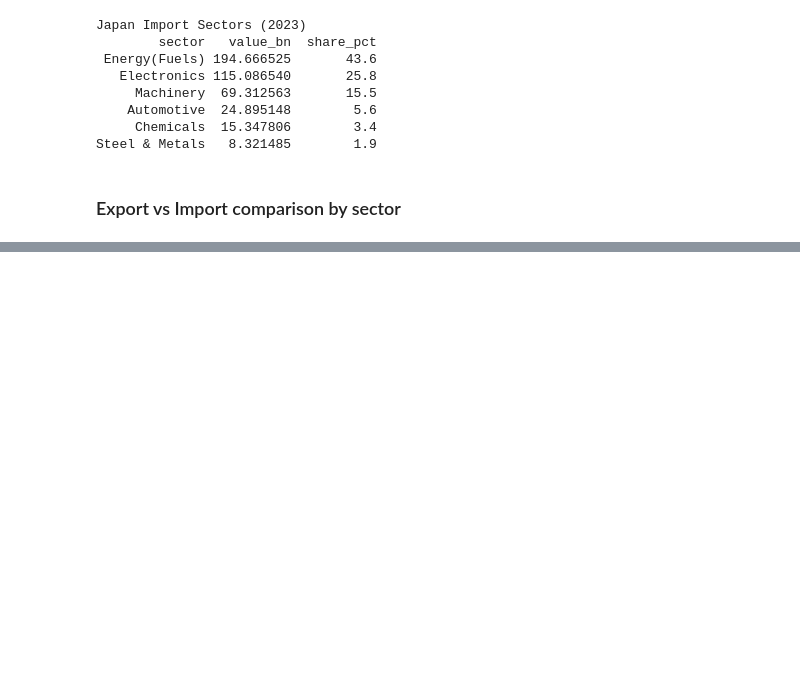
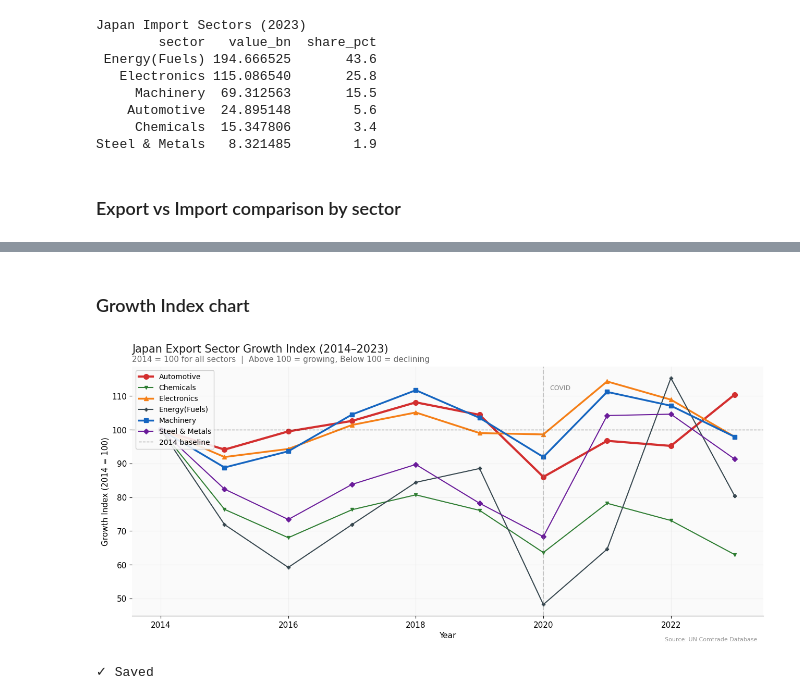
Before and after one commit to Prashant-4527/japan-trade-intelligence, a Jupyter notebook: notebooks/03_sector.ipynb, the cells around one changed output, grey strips where cells are left out. Saved outputs shown, nothing was run; the diff lists cells and outputs as text; code cells hidden in the pictures; blank space fills up the shorter version.

```diff
--- a/notebooks/03_sector.ipynb
+++ b/notebooks/03_sector.ipynb
@@ -364,0 +535,16 @@ revival strategy (reverse the electronics deficit).
+# %%
+# Why growth index for sectors:
+# Automotive starts at $130bn. Electronics starts at $90bn.
+# On absolute chart, Automotive line always sits higher.
+# Growth index normalizes all to 100 in 2014 -
+# now we compare GROWTH RATE not absolute size.
+# The sector growing fastest = highest line by 2023.
+
+exp_growth = exp_pivot.copy()
+for sector in exp_growth.columns:
+    base = exp_growth.loc[2014, sector]
+    exp_growth[sector] = (exp_growth[sector] / base * 100).round(1)
+
+
+print("Export Sector Growth Index (2014 = 100):")
+print(exp_growth.to_string())
@@ -364,0 +565,54 @@ revival strategy (reverse the electronics deficit).
+# %% [markdown]
+### Growth Index chart
+# %%
+fig, ax = plt.subplots(figsize=(13, 6))
+fig.patch.set_facecolor('white')
+
+for sector in exp_growth.columns:
+    if sector in sector_styles:
+        s = sector_styles[sector]
+        ax.plot(exp_growth.index,
+                exp_growth[sector],
+                label=sector,
+                color=s['color'],
+                linewidth=s['lw'],
+                marker=s['marker'],
+                markersize=s['ms'])
+
+# WHY baseline at 100:
+# Above 100 = sector is LARGER than 2014 = growing
+# Below 100 = sector is SMALLER than 2014 = declining
+# The 100 line is the single most important reference
+ax.axhline(y=100, color='black', linewidth=1,
+           linestyle='--', alpha=0.4, label='2014 baseline')
+
+ax.axvline(x=2020, color='gray', linestyle='--', alpha=0.4)
+ax.text(2020.1, exp_growth.max().max()*0.97,
+        'COVID', fontsize=9, color='gray')
+
+ax.set_title('Japan Export Sector Growth Index (2014–2023)',
+             fontsize=15, fontweight='500', pad=20,
+             loc='left', color='#1a1a1a')
+ax.text(0, 1.02,
+        '2014 = 100 for all sectors  |  Above 100 = growing, Below 100 = declining',
+        transform=ax.transAxes, fontsize=11, color='#666')
+
+ax.set_xlabel('Year', fontsize=11)
+ax.set_ylabel('Growth Index (2014 = 100)', fontsize=11)
+ax.legend(fontsize=10, loc='upper left',
+          framealpha=0.9, edgecolor='#CCCCCC')
+ax.grid(True, alpha=0.4, color='#E0E0E0')
+ax.spines[['top','right','left']].set_visible(False)
+
+ax.text(0.99, -0.1, 'Source: UN Comtrade Database',
+        transform=ax.transAxes, fontsize=8,
+        color='#999', ha='right')
+
+plt.tight_layout()
+plt.savefig("../reports/sector_growth_index.png",
+            dpi=150, bbox_inches='tight', facecolor='white')
+plt.show()
+print("✓ Saved")
+# %% [output]
+[figure, added]
+✓ Saved
```
Also changed, not shown: parts of 14 cells of this notebook, 5 other files.
